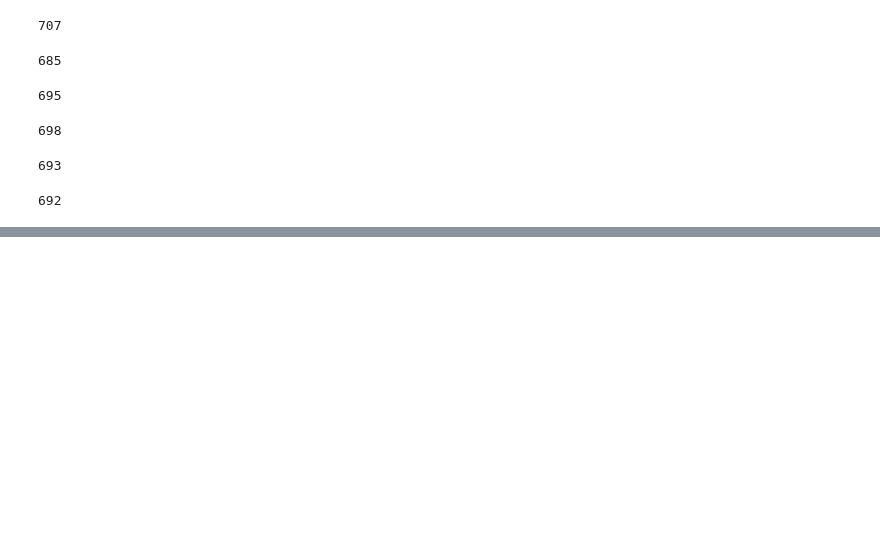
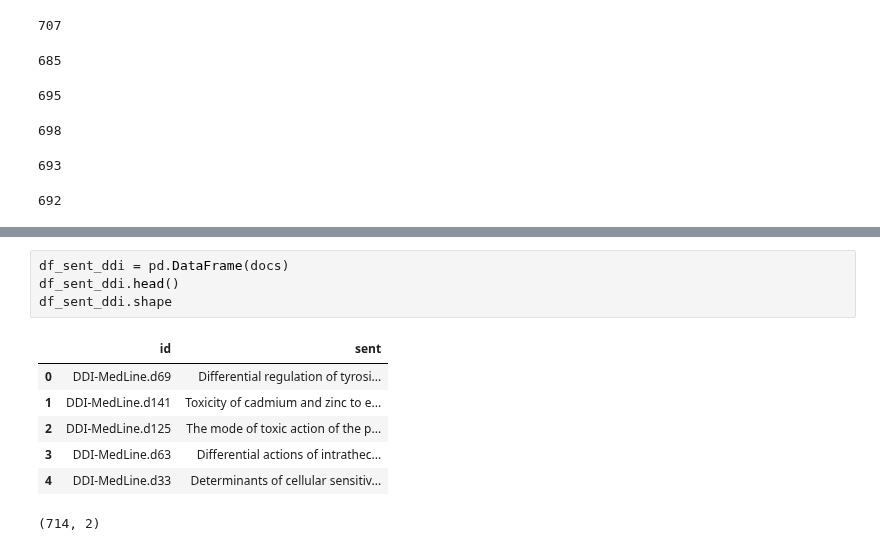
Before and after one commit to joyce04/NLP_N_Graph, a Jupyter notebook: Graph/0426_entity_graph.ipynb, the cells around one changed output, grey strips where cells are left out. Drawn from its saved outputs; the diff is of its cells as text; blank space fills up the shorter version.

```diff
--- a/Graph/0426_entity_graph.ipynb
+++ b/Graph/0426_entity_graph.ipynb
@@ -443,0 +484,12 @@ for i in range(10):
+# %%
+df_sent_ddi = pd.DataFrame(docs)
+df_sent_ddi.head()
+df_sent_ddi.shape
+# %% [output]
+|  | id | sent |
+| 0 | DDI-MedLine.d69 | Differential regulation of tyrosi... |
+| 1 | DDI-MedLine.d141 | Toxicity of cadmium and zinc to e... |
+| 2 | DDI-MedLine.d125 | The mode of toxic action of the p... |
+| 3 | DDI-MedLine.d63 | Differential actions of intrathec... |
+| 4 | DDI-MedLine.d33 | Determinants of cellular sensitiv... |
+(714, 2)
```
Also changed, not shown: parts of 19 cells of this notebook, 1 other file.
